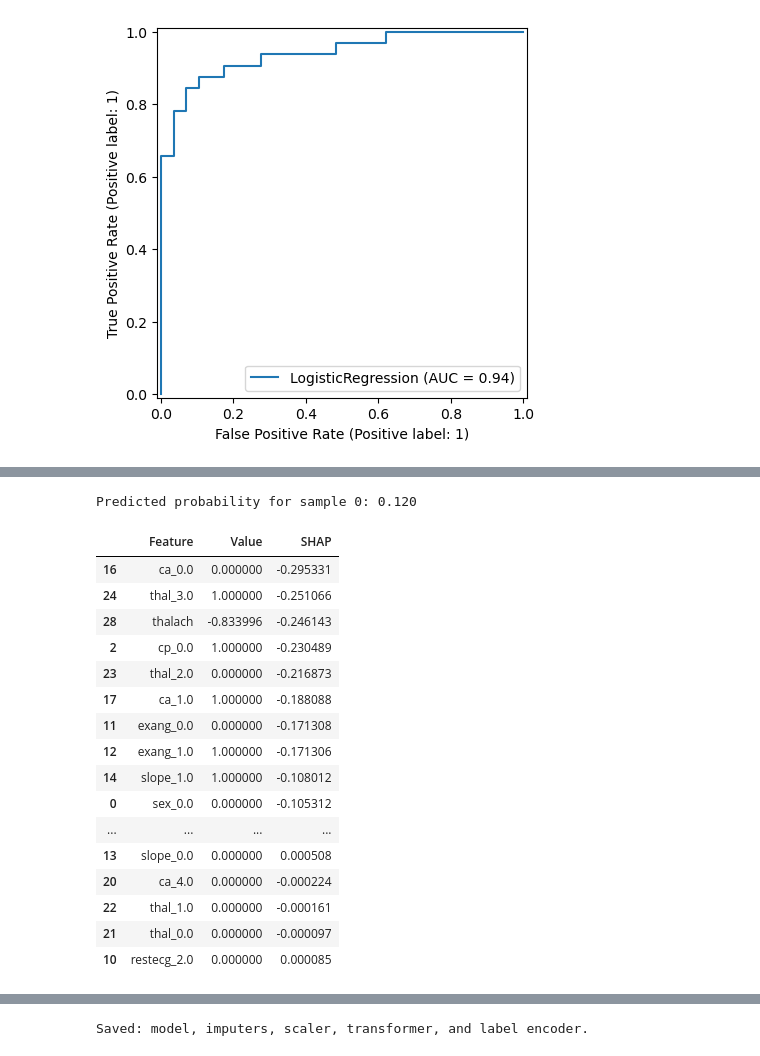
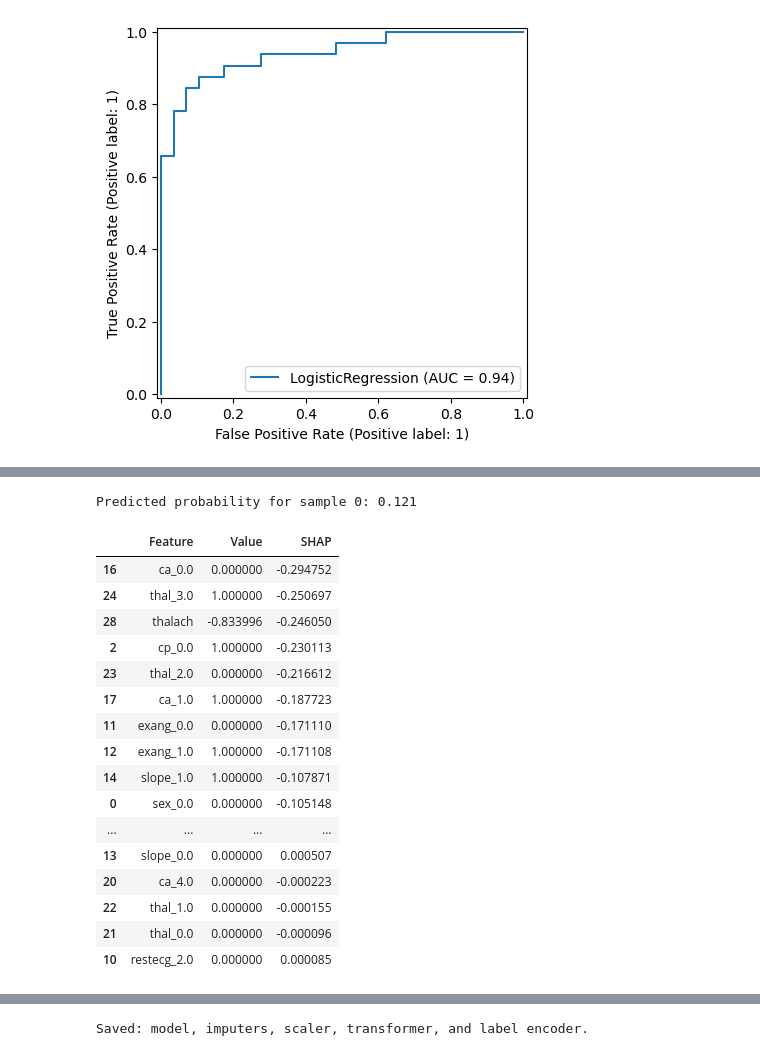
Before and after one commit to irfanfetahovic/heart-disease-prediction, a Jupyter notebook: notebooks/heart_disease_prediction.ipynb, the cells around one changed output, grey strips where cells are left out. Saved outputs shown, nothing was run; the diff lists cells and outputs as text; code cells hidden in the pictures.

```diff
--- a/notebooks/heart_disease_prediction.ipynb
+++ b/notebooks/heart_disease_prediction.ipynb
@@ -874,14 +862,14 @@ num_feature_names = list(num_cols)
 cat_feature_names = list(ct.named_transformers_['onehot'].get_feature_names_out(cat_cols))
 feature_names = cat_feature_names + num_feature_names
 
-# Convert to DataFrames
-X_trainval_df = pd.DataFrame(X_trainval, columns=feature_names)
+# Create explainer using numpy arrays to avoid feature name warnings
+explainer = shap.LinearExplainer(best_model_lr, X_trainval)
+shap_values = explainer.shap_values(X_test)
+
+# Convert to DataFrames for visualization (SHAP handles this internally)
 X_test_df = pd.DataFrame(X_test, columns=feature_names)
 
-# Create explainer
-explainer = shap.LinearExplainer(best_model_lr, X_trainval_df)
-shap_values = explainer.shap_values(X_test_df)
-
-# SHAP summary plot
-shap.summary_plot(shap_values, X_test_df, feature_names=feature_names)
+# SHAP summary plot with explicit RNG to avoid FutureWarning
+rng = np.random.default_rng(42)
+shap.summary_plot(shap_values, X_test, feature_names=feature_names, show=True, plot_size=(10, 6))
 # %% [output]
@@ -889,45 +877,44 @@ shap.summary_plot(shap_values, X_test_df, feature_names=feature_names)
 # %%
 # SHAP force plot for one instance (individual explanation)
 shap.initjs()
 i = 0
 shap.force_plot(explainer.expected_value, shap_values[i], X_test_df.iloc[i])
 
-#If you want explicit probability of 1 for this sample
-pred = model.predict_proba(X_test_df.iloc[[i]])[0,1]
+# If you want explicit probability of 1 for this sample
+pred = best_model_lr.predict_proba(X_test_df.iloc[[i]].values)[0, 1]
 print(f"Predicted probability for sample {i}: {pred:.3f}")
-
 
 # If the plot is not clear, you can list all features and their SHAP values for this sample as a table
 sample_shap = pd.DataFrame({
     'Feature': X_test_df.columns,
     'Value': X_test_df.iloc[i].values,
     'SHAP': shap_values[i]
 })
 # Add a column for absolute SHAP values
 sample_shap['Abs_SHAP'] = sample_shap['SHAP'].abs()
 # Sort by absolute contribution in descending order
 sample_shap_sorted = sample_shap.sort_values(by='Abs_SHAP', ascending=False).drop(columns='Abs_SHAP')
 
 sample_shap_sorted
 # %% [output]
 [interactive output not drawn]
-Predicted probability for sample 0: 0.120
+Predicted probability for sample 0: 0.121
 |  | Feature | Value | SHAP |
-| 16 | ca_0.0 | 0.000000 | -0.295331 |
-| 24 | thal_3.0 | 1.000000 | -0.251066 |
-| 28 | thalach | -0.833996 | -0.246143 |
-| 2 | cp_0.0 | 1.000000 | -0.230489 |
-| 23 | thal_2.0 | 0.000000 | -0.216873 |
-| 17 | ca_1.0 | 1.000000 | -0.188088 |
-| 11 | exang_0.0 | 0.000000 | -0.171308 |
-| 12 | exang_1.0 | 1.000000 | -0.171306 |
-| 14 | slope_1.0 | 1.000000 | -0.108012 |
-| 0 | sex_0.0 | 0.000000 | -0.105312 |
+| 16 | ca_0.0 | 0.000000 | -0.294752 |
+| 24 | thal_3.0 | 1.000000 | -0.250697 |
+| 28 | thalach | -0.833996 | -0.246050 |
+| 2 | cp_0.0 | 1.000000 | -0.230113 |
+| 23 | thal_2.0 | 0.000000 | -0.216612 |
+| 17 | ca_1.0 | 1.000000 | -0.187723 |
+| 11 | exang_0.0 | 0.000000 | -0.171110 |
+| 12 | exang_1.0 | 1.000000 | -0.171108 |
+| 14 | slope_1.0 | 1.000000 | -0.107871 |
+| 0 | sex_0.0 | 0.000000 | -0.105148 |
 | ... | ... | ... | ... |
-| 13 | slope_0.0 | 0.000000 | 0.000508 |
-| 20 | ca_4.0 | 0.000000 | -0.000224 |
-| 22 | thal_1.0 | 0.000000 | -0.000161 |
-| 21 | thal_0.0 | 0.000000 | -0.000097 |
+| 13 | slope_0.0 | 0.000000 | 0.000507 |
+| 20 | ca_4.0 | 0.000000 | -0.000223 |
+| 22 | thal_1.0 | 0.000000 | -0.000155 |
+| 21 | thal_0.0 | 0.000000 | -0.000096 |
 | 10 | restecg_2.0 | 0.000000 | 0.000085 |
 # %%
 from lime import lime_tabular
```
Also changed, not shown: parts of 12 cells of this notebook, 1 other file.
